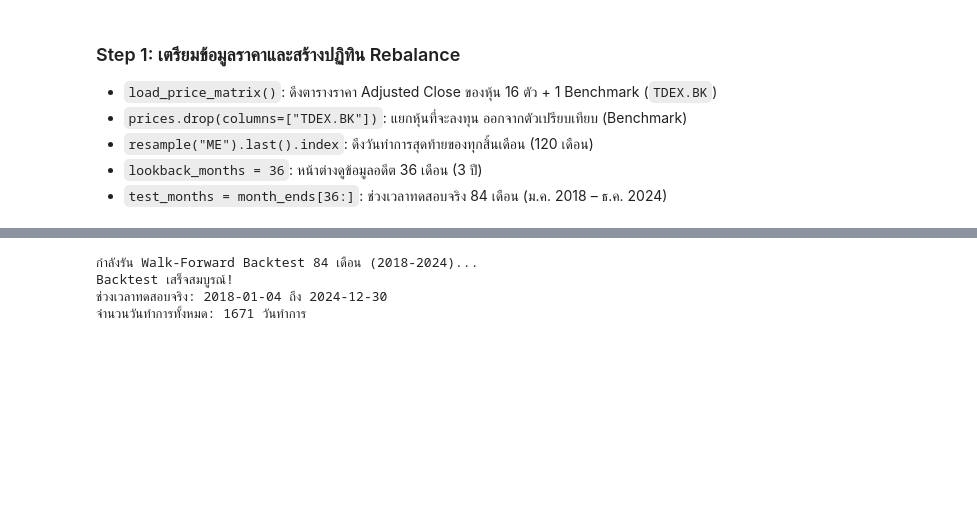
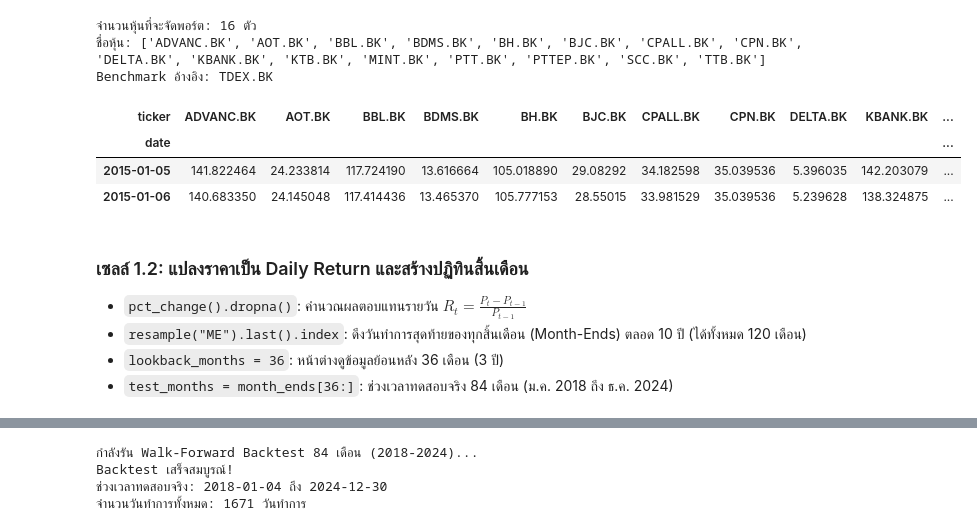
Before and after one commit to passavorn-limmeechokchai/Thai_Equity_Portfolio, a Jupyter notebook: notebooks/04_walk_forward_backtest.ipynb, the cells around one changed output, grey strips where cells are left out. Drawn from its saved outputs; the diff is of its cells as text; code cells hidden in the pictures; blank space fills up the shorter version.

```diff
--- a/notebooks/04_walk_forward_backtest.ipynb
+++ b/notebooks/04_walk_forward_backtest.ipynb
@@ -26,8 +17,46 @@ Timeline ข้อมูล 10 ปี (2015 – 2024):
+# %%
+import sys
+sys.path.append("..")
+
+import pandas as pd
+import numpy as np
+import matplotlib.pyplot as plt
+
+from src.data import load_price_matrix
+from src.portfolio import (
+    get_equal_weights,
+    get_inverse_vol_weights,
+    get_min_variance_weights,
+    get_max_sharpe_weights
+)
+from src.risk import (
+    calculate_annualized_return,
+    calculate_annualized_volatility,
+    calculate_sharpe_ratio,
+    calculate_drawdowns,
+    calculate_max_drawdown
+)
+
+# โหลดราคาปิดปรับปรุง
+prices = load_price_matrix()
+bench_prices = prices["TDEX.BK"]
+stock_prices = prices.drop(columns=["TDEX.BK"])
+
+print(f"จำนวนหุ้นที่จะจัดพอร์ต: {stock_prices.shape[1]} ตัว")
+print(f"ชื่อหุ้น: {list(stock_prices.columns)}")
+print(f"Benchmark อ้างอิง: TDEX.BK")
+prices.head(2)
+# %% [output]
+จำนวนหุ้นที่จะจัดพอร์ต: 16 ตัว
+ชื่อหุ้น: ['ADVANC.BK', 'AOT.BK', 'BBL.BK', 'BDMS.BK', 'BH.BK', 'BJC.BK', 'CPALL.BK', 'CPN.BK', 'DELTA.BK', 'KBANK.BK', 'KTB.BK', 'MINT.BK', 'PTT.BK', 'PTTEP.BK', 'SCC.BK', 'TTB.BK']
+Benchmark อ้างอิง: TDEX.BK
+| ticker | ADVANC.BK | AOT.BK | BBL.BK | BDMS.BK | BH.BK | BJC.BK | CPALL.BK | CPN.BK | DELTA.BK | KBANK.BK | ... |
+| date |  |  |  |  |  |  |  |  |  |  | ... |
+| 2015-01-05 | 141.822464 | 24.233814 | 117.724190 | 13.616664 | 105.018890 | 29.08292 | 34.182598 | 35.039536 | 5.396035 | 142.203079 | ... |
+| 2015-01-06 | 140.683350 | 24.145048 | 117.414436 | 13.465370 | 105.777153 | 28.55015 | 33.981529 | 35.039536 | 5.239628 | 138.324875 | ... |
 # %% [markdown]
-### Step 1: เตรียมข้อมูลราคาและสร้างปฏิทิน Rebalance
-
-- `load_price_matrix()`: ดึงตารางราคา Adjusted Close ของหุ้น 16 ตัว + 1 Benchmark (`TDEX.BK`)
-- `prices.drop(columns=["TDEX.BK"])`: แยกหุ้นที่จะลงทุน ออกจากตัวเปรียบเทียบ (Benchmark)
-- `resample("ME").last().index`: ดึงวันทำการสุดท้ายของทุกสิ้นเดือน (120 เดือน)
-- `lookback_months = 36`: หน้าต่างดูข้อมูลอดีต 36 เดือน (3 ปี)
-- `test_months = month_ends[36:]`: ช่วงเวลาทดสอบจริง 84 เดือน (ม.ค. 2018 – ธ.ค. 2024)
+### เซลล์ 1.2: แปลงราคาเป็น Daily Return และสร้างปฏิทินสิ้นเดือน
+- `pct_change().dropna()`: คำนวณผลตอบแทนรายวัน $R_t = \frac{P_t - P_{t-1}}{P_{t-1}}$
+- `resample("ME").last().index`: ดึงวันทำการสุดท้ายของทุกสิ้นเดือน (Month-Ends) ตลอด 10 ปี (ได้ทั้งหมด 120 เดือน)
+- `lookback_months = 36`: หน้าต่างดูข้อมูลย้อนหลัง 36 เดือน (3 ปี)
+- `test_months = month_ends[36:]`: ช่วงเวลาทดสอบจริง 84 เดือน (ม.ค. 2018 ถึง ธ.ค. 2024)
```
Also changed, not shown: parts of 23 cells of this notebook.
